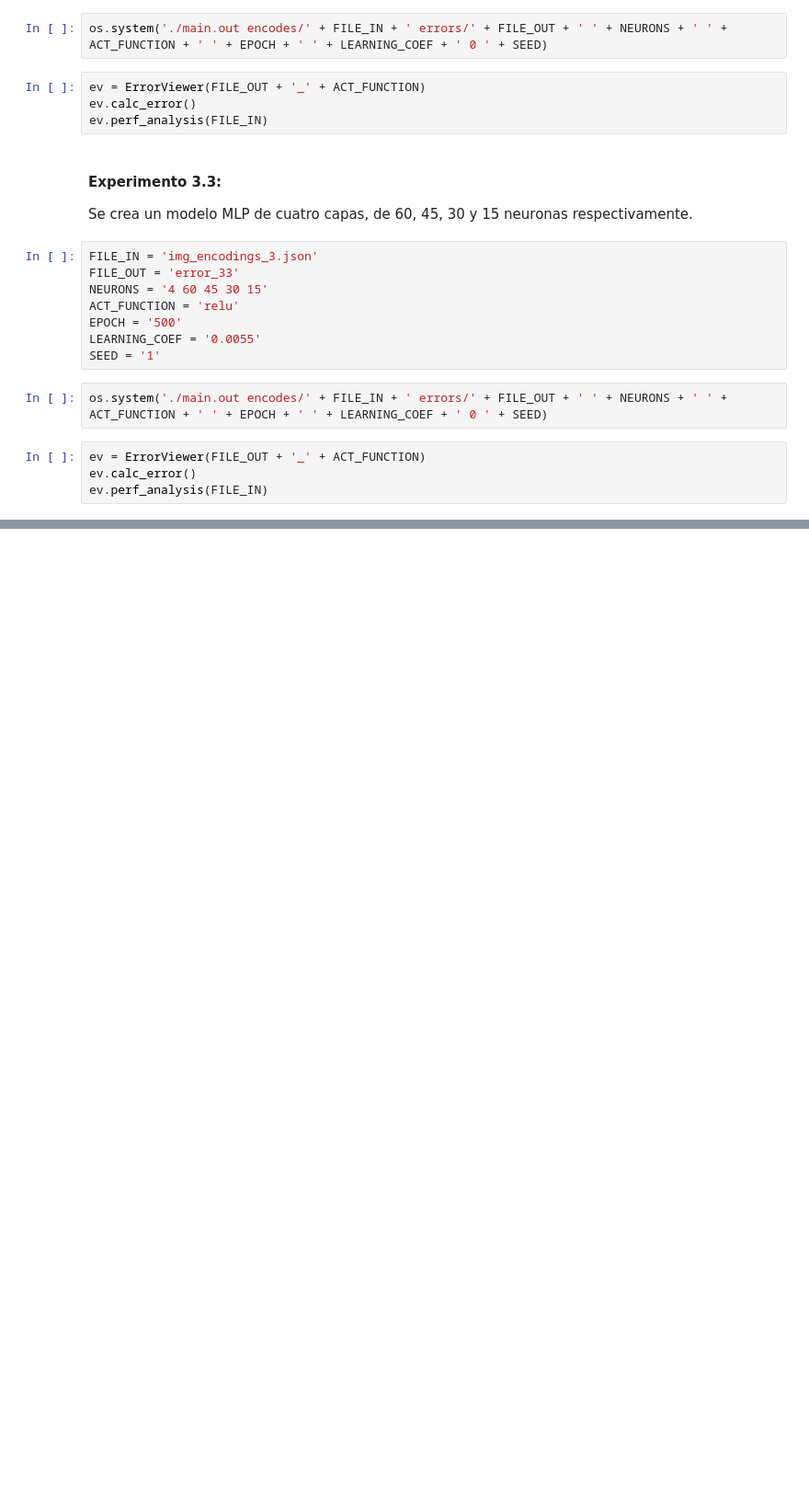
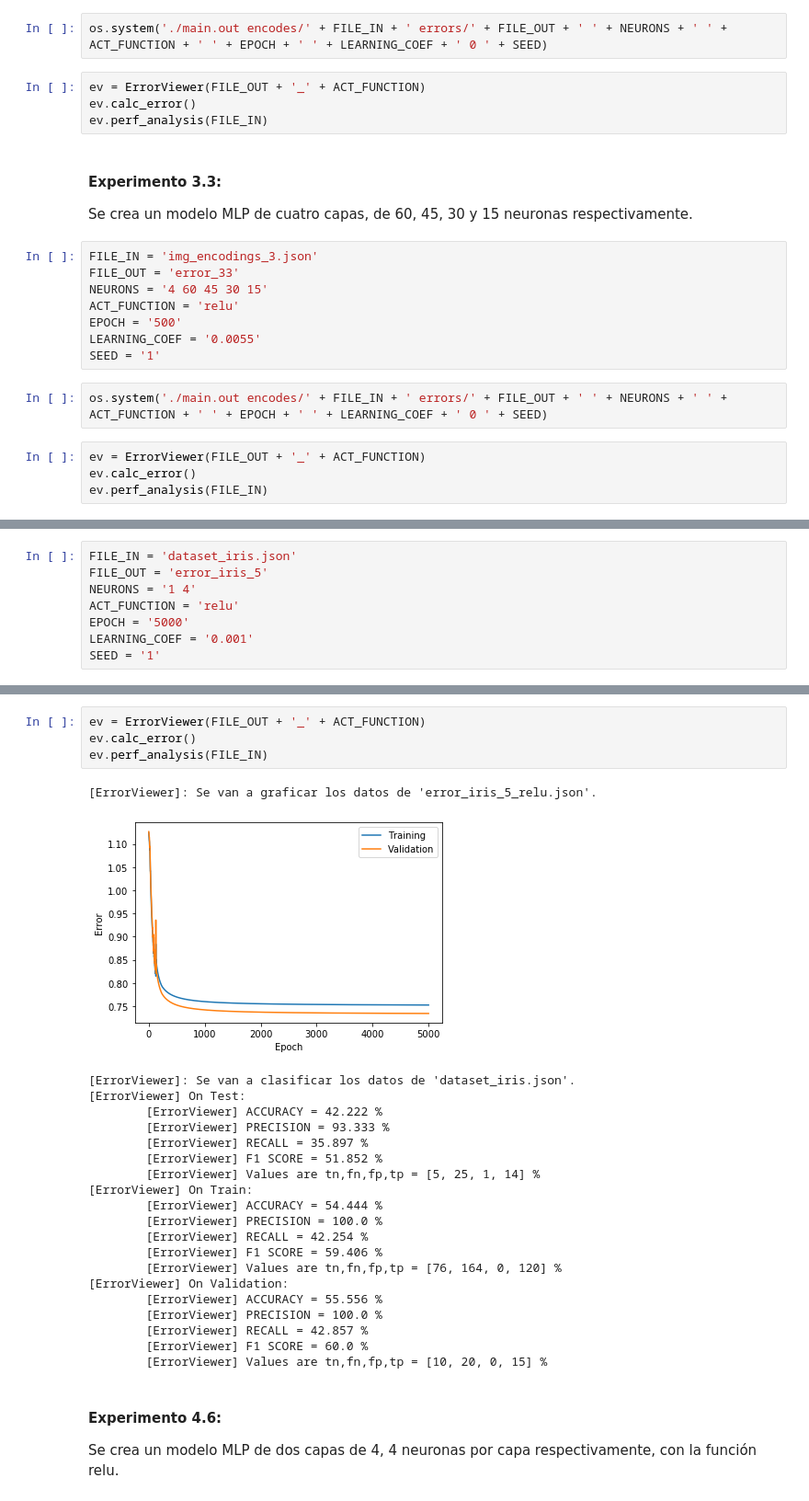
Before and after one commit to jneirar/ai_project3_group2, a Jupyter notebook: experimentation.ipynb, the cells around one changed output, grey strips where cells are left out. Shown: that part at 92% size. Saved outputs shown, nothing was run; the diff lists cells and outputs as text; blank space fills up the shorter version.

```diff
--- a/experimentation.ipynb
+++ b/experimentation.ipynb
@@ -333,0 +488,8 @@ ev.perf_analysis(FILE_IN)
+# %%
+FILE_IN = 'dataset_iris.json'
+FILE_OUT = 'error_iris_5'
+NEURONS = '1 4'
+ACT_FUNCTION = 'relu'
+EPOCH = '5000'
+LEARNING_COEF = '0.001'
+SEED = '1'
@@ -333,0 +501,29 @@ ev.perf_analysis(FILE_IN)
+# %%
+ev = ErrorViewer(FILE_OUT + '_' + ACT_FUNCTION)
+ev.calc_error()
+ev.perf_analysis(FILE_IN)
+# %% [output]
+[ErrorViewer]: Se van a graficar los datos de 'error_iris_5_relu.json'.
+[figure, added]
+[ErrorViewer]: Se van a clasificar los datos de 'dataset_iris.json'.
+[ErrorViewer] On Test:
+        [ErrorViewer] ACCURACY = 42.222 %
+        [ErrorViewer] PRECISION = 93.333 %
+        [ErrorViewer] RECALL = 35.897 %
+        [ErrorViewer] F1 SCORE = 51.852 %
+        [ErrorViewer] Values are tn,fn,fp,tp = [5, 25, 1, 14] %
+[ErrorViewer] On Train:
+        [ErrorViewer] ACCURACY = 54.444 %
+        [ErrorViewer] PRECISION = 100.0 %
+        [ErrorViewer] RECALL = 42.254 %
+        [ErrorViewer] F1 SCORE = 59.406 %
+        [ErrorViewer] Values are tn,fn,fp,tp = [76, 164, 0, 120] %
+[ErrorViewer] On Validation:
+        [ErrorViewer] ACCURACY = 55.556 %
+        [ErrorViewer] PRECISION = 100.0 %
+        [ErrorViewer] RECALL = 42.857 %
+        [ErrorViewer] F1 SCORE = 60.0 %
+        [ErrorViewer] Values are tn,fn,fp,tp = [10, 20, 0, 15] %
+# %% [markdown]
+#### Experimento 4.6:
+Se crea un modelo MLP de dos capas de 4, 4 neuronas por capa respectivamente, con la función relu.
```
Also changed, not shown: parts of 23 cells of this notebook, 7 other files.
